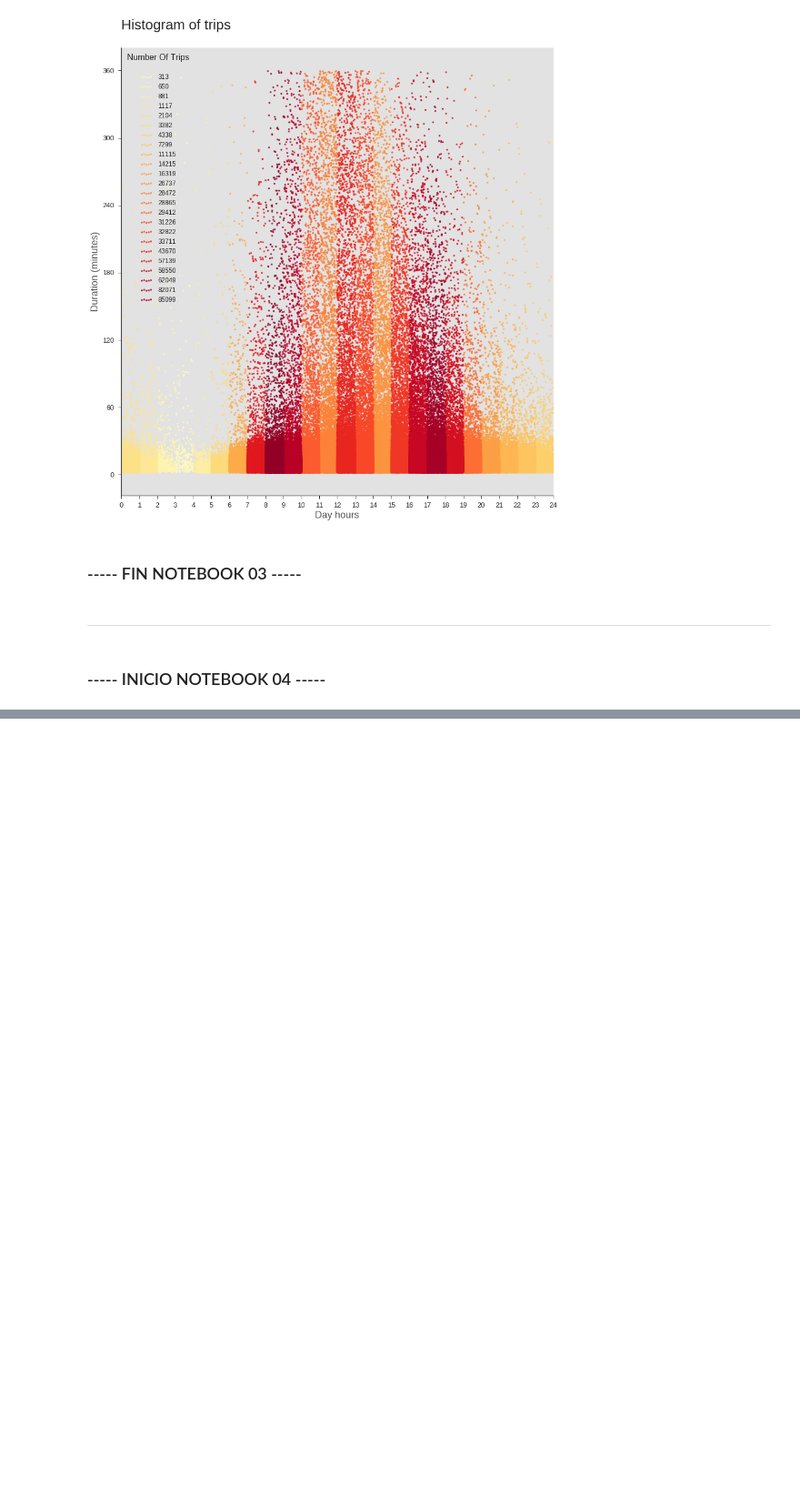
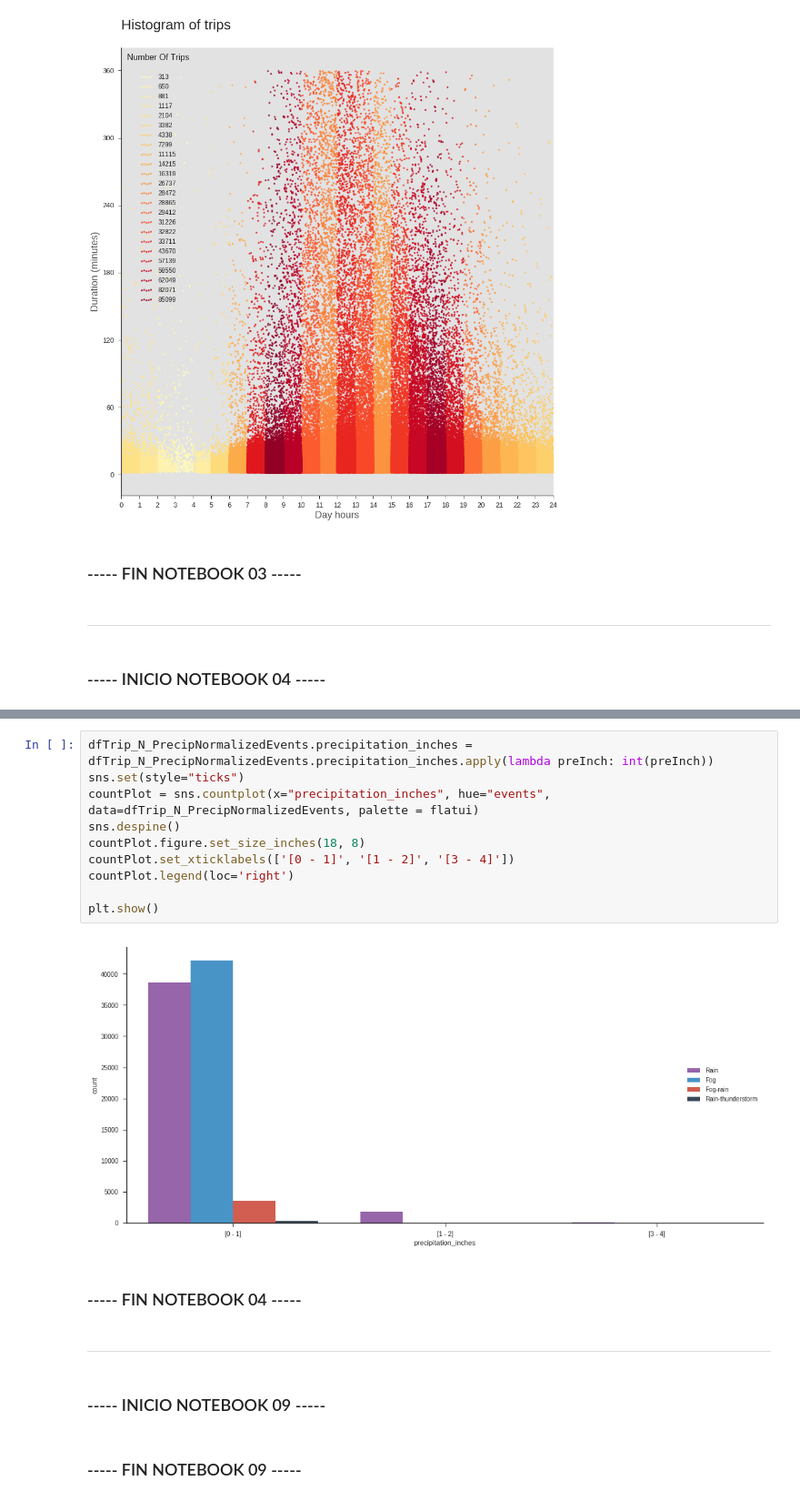
Before and after one commit to fpenovi/SFbikeTravelDuration, a Jupyter notebook: notebooks/00 - kernel.ipynb, the cells around one changed output, grey strips where cells are left out. Shown at 91% size. Cells and saved outputs as stored; diff of their text form; blank space fills up the shorter version.

```diff
--- a/notebooks/00 - kernel.ipynb
+++ b/notebooks/00 - kernel.ipynb
@@ -816,0 +934,20 @@ ___
+# %%
+dfTrip_N_PrecipNormalizedEvents.precipitation_inches = dfTrip_N_PrecipNormalizedEvents.precipitation_inches.apply(lambda preInch: int(preInch))
+sns.set(style="ticks")
+countPlot = sns.countplot(x="precipitation_inches", hue="events", data=dfTrip_N_PrecipNormalizedEvents, palette = flatui)
+sns.despine()
+countPlot.figure.set_size_inches(18, 8)
+countPlot.set_xticklabels(['[0 - 1]', '[1 - 2]', '[3 - 4]'])
+countPlot.legend(loc='right')
+
+plt.show()
+# %% [output]
+[figure, added]
+# %% [markdown]
+### ----- FIN NOTEBOOK 04 -----
+# %% [markdown]
+___
+# %% [markdown]
+### ----- INICIO NOTEBOOK 09 -----
+# %% [markdown]
+### ----- FIN NOTEBOOK 09 -----
```
Also changed, not shown: parts of 14 cells of this notebook.
